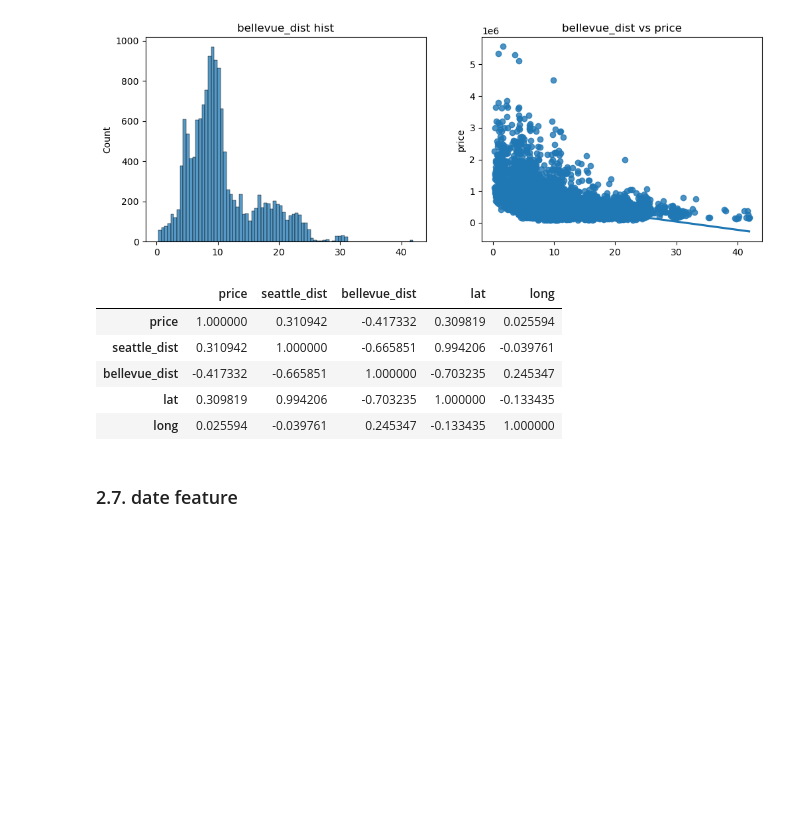
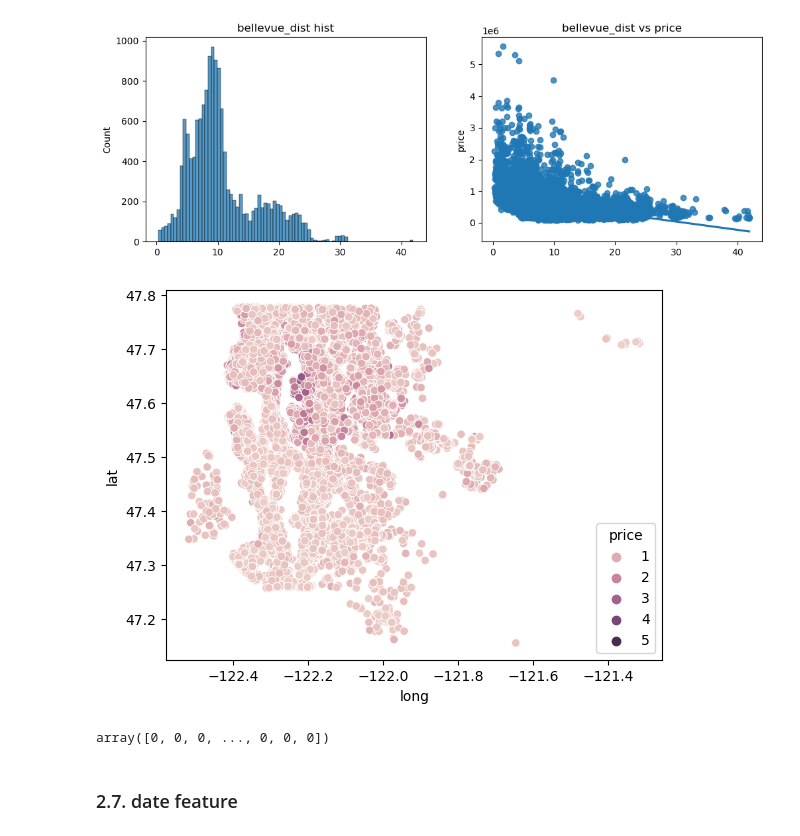
Before and after one commit to seuyon0101/aiffel, a Jupyter notebook: [E-03] This is your playground! (제출).ipynb, the cells around one changed output. Drawn from its saved outputs; the diff is of its cells as text; code cells hidden in the pictures; blank space fills up the shorter version.

```diff
--- a/[E-03] This is your playground! (제출).ipynb
+++ b/[E-03] This is your playground! (제출).ipynb
@@ -15,7 +15,7 @@
 ## (1) 데이터 불러오기
 # %%
 import os
-project_path = os.getenv('HOME') + '/Desktop/house_prices'
+project_path = '../data/house_prices'
 training_path = project_path + '/train.csv'
 test_path = project_path + '/test.csv'
 # %%
@@ -483,13 +486,19 @@ graph_hist_scatter(train, 'bellevue_dist','price')
 [figure]
 # %%
 train[['price','seattle_dist','bellevue_dist','lat','long']].corr().style.background_gradient(cmap='YlGn')
-# %% [output]
-|  | price | seattle_dist | bellevue_dist | lat | long |
-| price | 1.000000 | 0.310942 | -0.417332 | 0.309819 | 0.025594 |
-| seattle_dist | 0.310942 | 1.000000 | -0.665851 | 0.994206 | -0.039761 |
-| bellevue_dist | -0.417332 | -0.665851 | 1.000000 | -0.703235 | 0.245347 |
-| lat | 0.309819 | 0.994206 | -0.703235 | 1.000000 | -0.133435 |
-| long | 0.025594 | -0.039761 | 0.245347 | -0.133435 | 1.000000 |
+# %%
+sns.scatterplot(data= train,x='long',y ='lat', hue='price')
+plt.show()
+# %% [output]
+[figure, added]
+# %%
+from sklearn.cluster import DBSCAN
+cluster = DBSCAN()
+test = train.loc[:,['lat', 'long']].values
+cluster.fit(test)
+cluster.labels_
+# %% [output]
+array([0, 0, 0, ..., 0, 0, 0])
 # %% [markdown]
 ### 2.7. date feature
 # %% [markdown]
```
Also changed, not shown: parts of 3 cells of this notebook, 1 other file.
